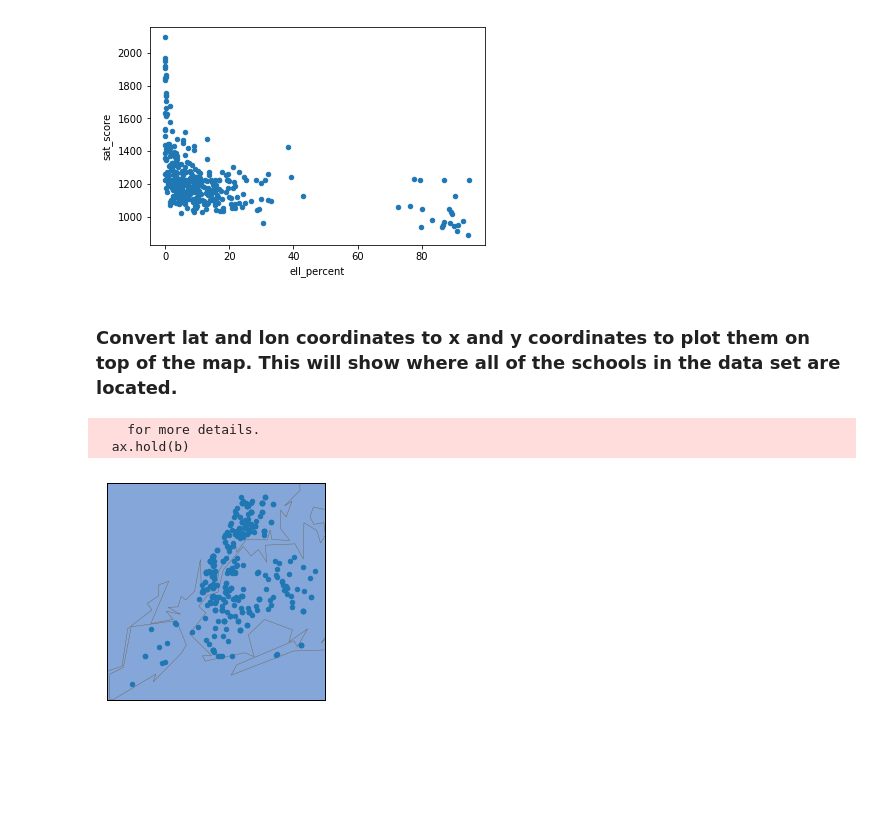
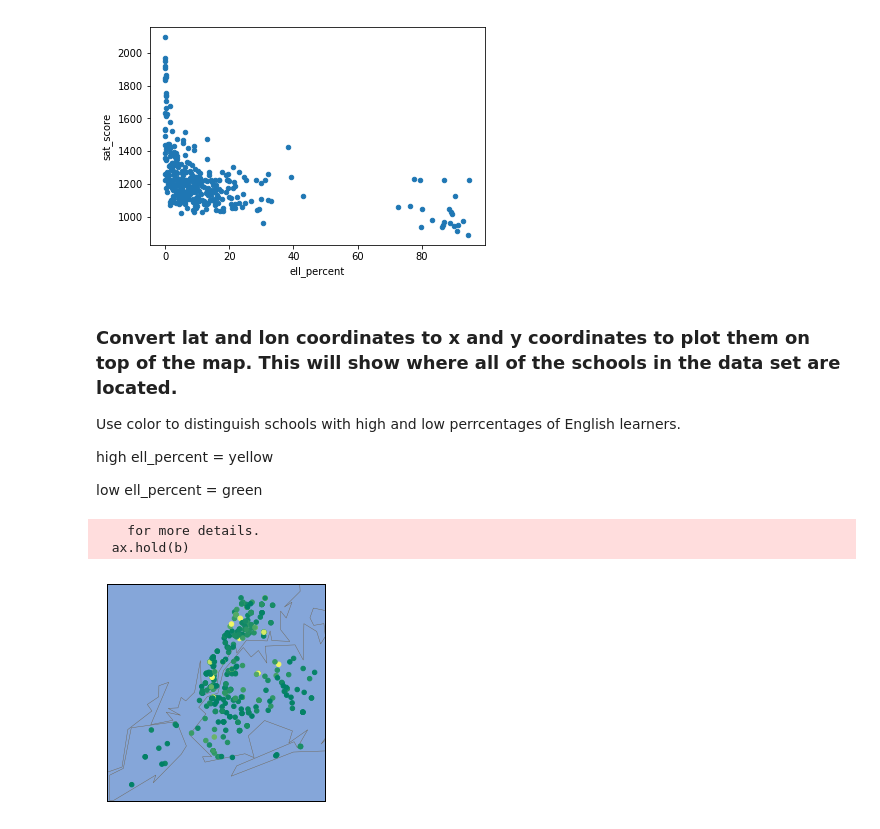
Before and after one commit to SixStringsCoder/Data_Projects_w_Python, a Jupyter notebook: efficacy_of_SAT/Efficacy of Standardized Tests in the US.ipynb, the cells around one changed output. Drawn from its saved outputs; the diff is of its cells as text; code cells hidden in the pictures; blank space fills up the shorter version.

```diff
--- a/efficacy_of_SAT/Efficacy of Standardized Tests in the US.ipynb
+++ b/efficacy_of_SAT/Efficacy of Standardized Tests in the US.ipynb
@@ -464,26 +465,32 @@ plt.show()
 [figure]
 # %% [markdown]
 ### Convert lat and lon coordinates to x and y coordinates to plot them on top of the map. This will show where all of the schools in the data set are located.
+
+Use color to distinguish schools with high and low perrcentages of English learners.
+
+high ell_percent = yellow
+
+low ell_percent = green
 # %%
 from mpl_toolkits.basemap import Basemap
 m = Basemap(
     projection='merc',
     llcrnrlat=40.496044,
     urcrnrlat=40.915256,
     llcrnrlon=-74.255735,
     urcrnrlon=-73.700272,
     resolution='i'
 )
 
 m.drawmapboundary(fill_color='#85A6D9')
 m.drawcoastlines(color='#6D5F47', linewidth=.4)
 m.drawrivers(color='#6D5F47', linewidth=.4)
 
 longitudes = combined["lon"].tolist()
 latitudes = combined["lat"].tolist()
-m.scatter(x=longitudes, y=latitudes, s=20, zorder=2, latlon=True)
+m.scatter(x=longitudes, y=latitudes, s=20, zorder=2, latlon=True, c=combined["ell_percent"], cmap="summer")
 plt.show()
 # %% [output]
     for more details.
   ax.hold(b)
-[figure, old version]
+[figure, new version]
```
Also changed, not shown: parts of 5 cells of this notebook.
